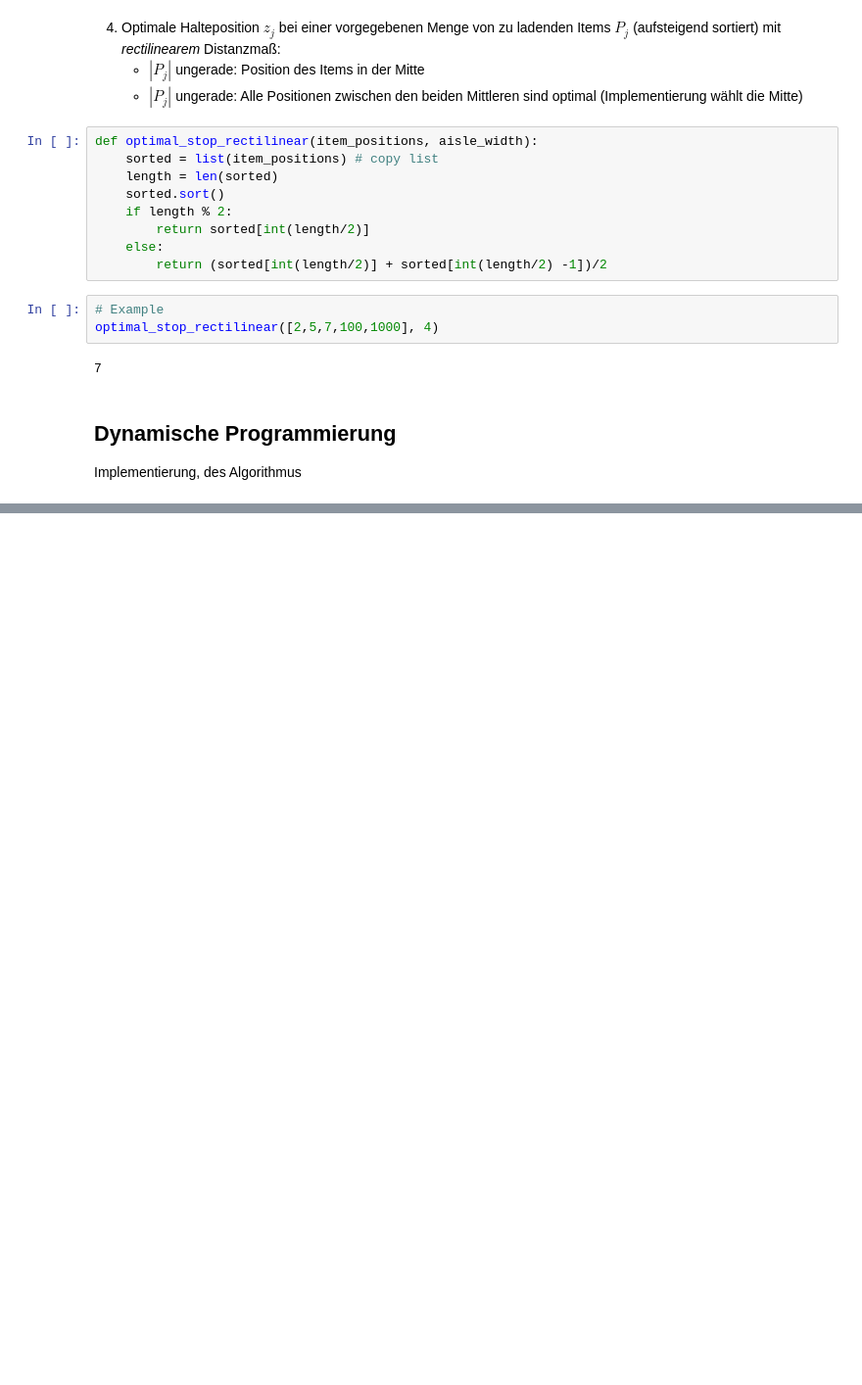
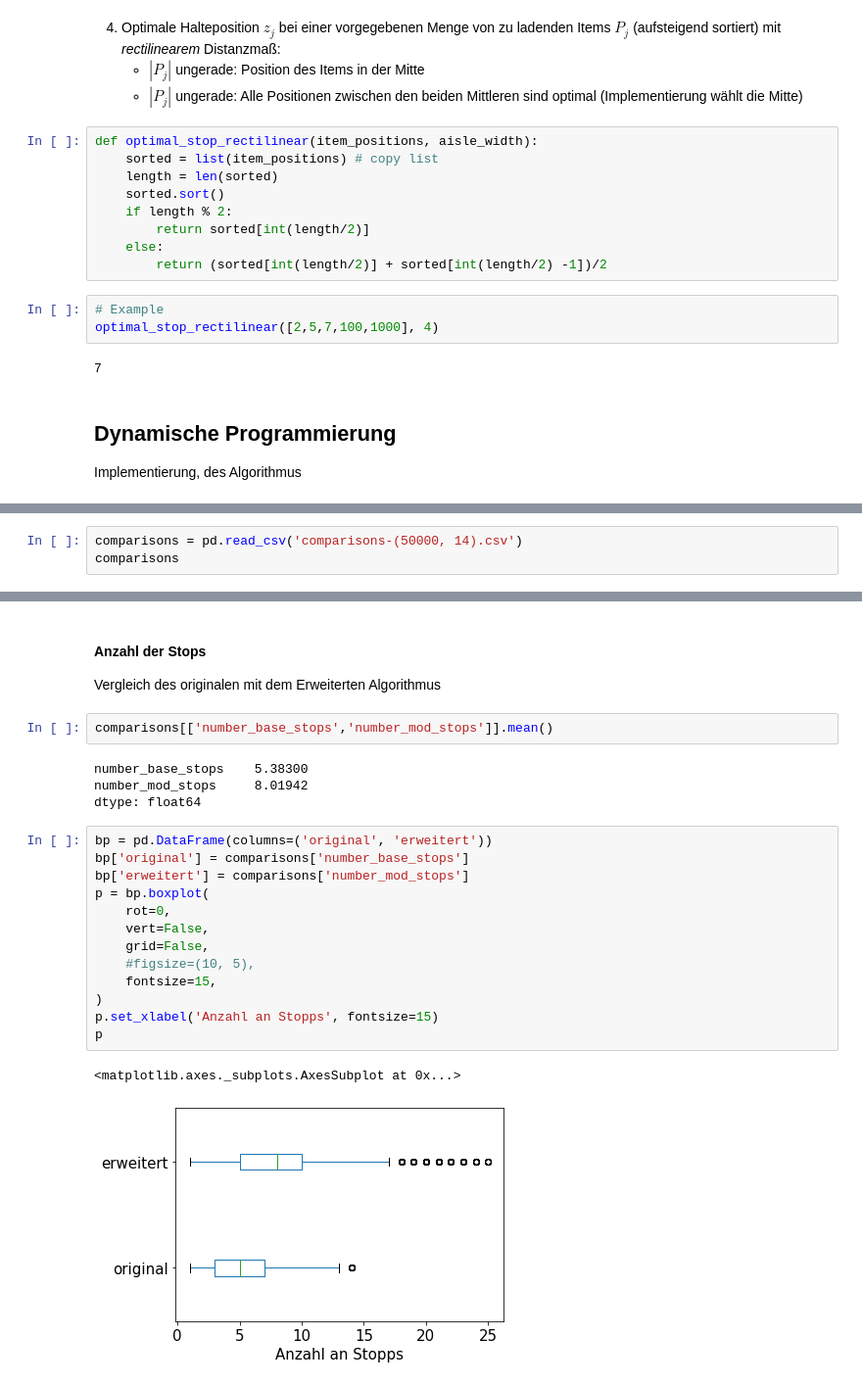
Before and after one commit to lukasleist/Order-Picking, a Jupyter notebook: goetschalckx.ipynb, the cells around one changed output, grey strips where cells are left out. Shown: that part at 98% size. Drawn from its saved outputs; the diff is of its cells as text; blank space fills up the shorter version.

```diff
--- a/goetschalckx.ipynb
+++ b/goetschalckx.ipynb
@@ -171,0 +463,3 @@ optimal_stops(item_positions, aisle_width=2, walking_speed=10, time_to_start_sto
+# %%
+comparisons = pd.read_csv('comparisons-(50000, 14).csv')
+comparisons
@@ -171,0 +480,25 @@ optimal_stops(item_positions, aisle_width=2, walking_speed=10, time_to_start_sto
+# %% [markdown]
+#### Anzahl der Stops
+Vergleich des originalen mit dem Erweiterten Algorithmus
+# %%
+comparisons[['number_base_stops','number_mod_stops']].mean()
+# %% [output]
+number_base_stops    5.38300
+number_mod_stops     8.01942
+dtype: float64
+# %%
+bp = pd.DataFrame(columns=('original', 'erweitert'))
+bp['original'] = comparisons['number_base_stops']
+bp['erweitert'] = comparisons['number_mod_stops']
+p = bp.boxplot(
+    rot=0,
+    vert=False,
+    grid=False,
+    #figsize=(10, 5),
+    fontsize=15,
+)
+p.set_xlabel('Anzahl an Stopps', fontsize=15)
+p
+# %% [output]
+<matplotlib.axes._subplots.AxesSubplot at 0x...>
+[figure, added]
```
Also changed, not shown: parts of 23 cells of this notebook, 4 other files.
